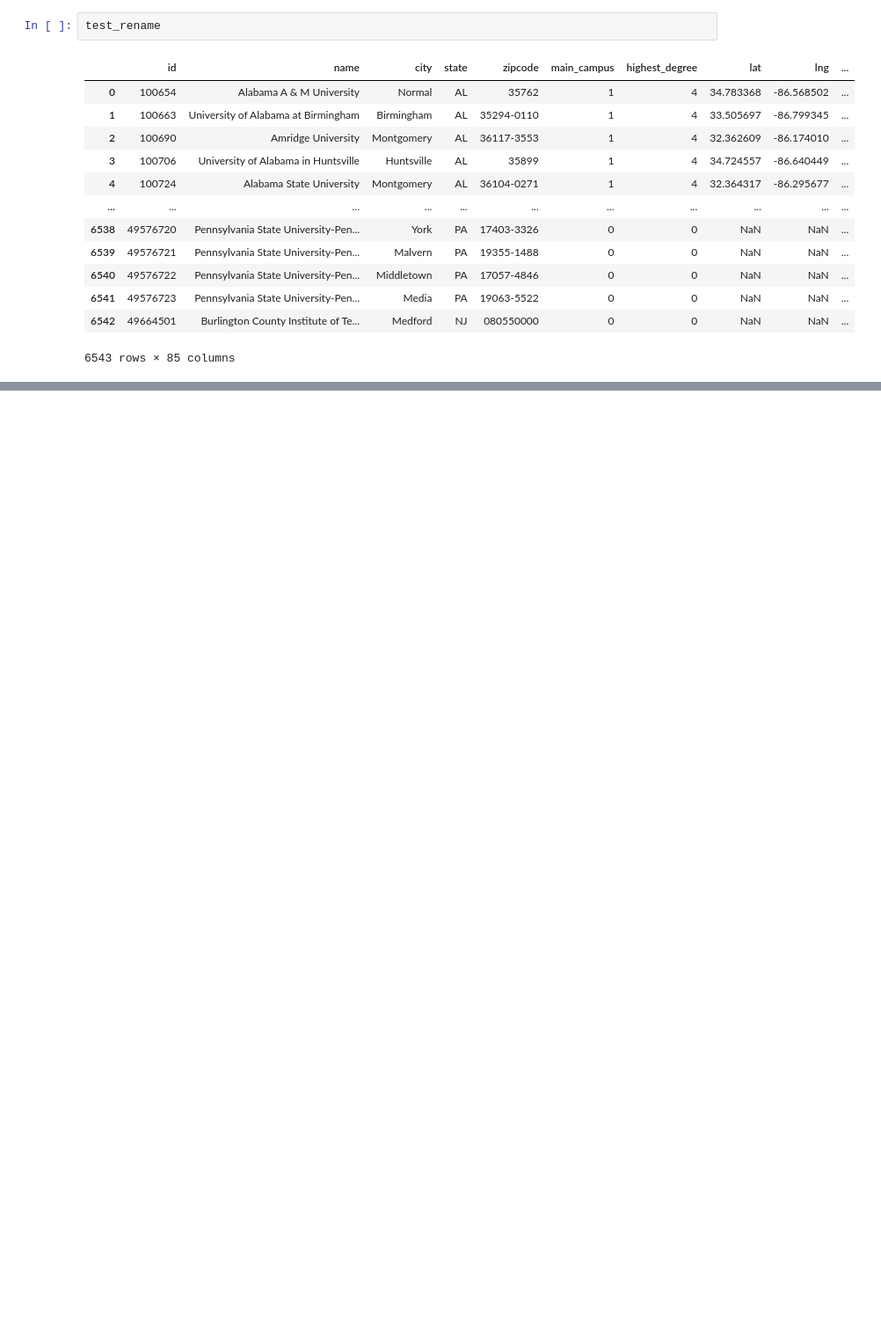
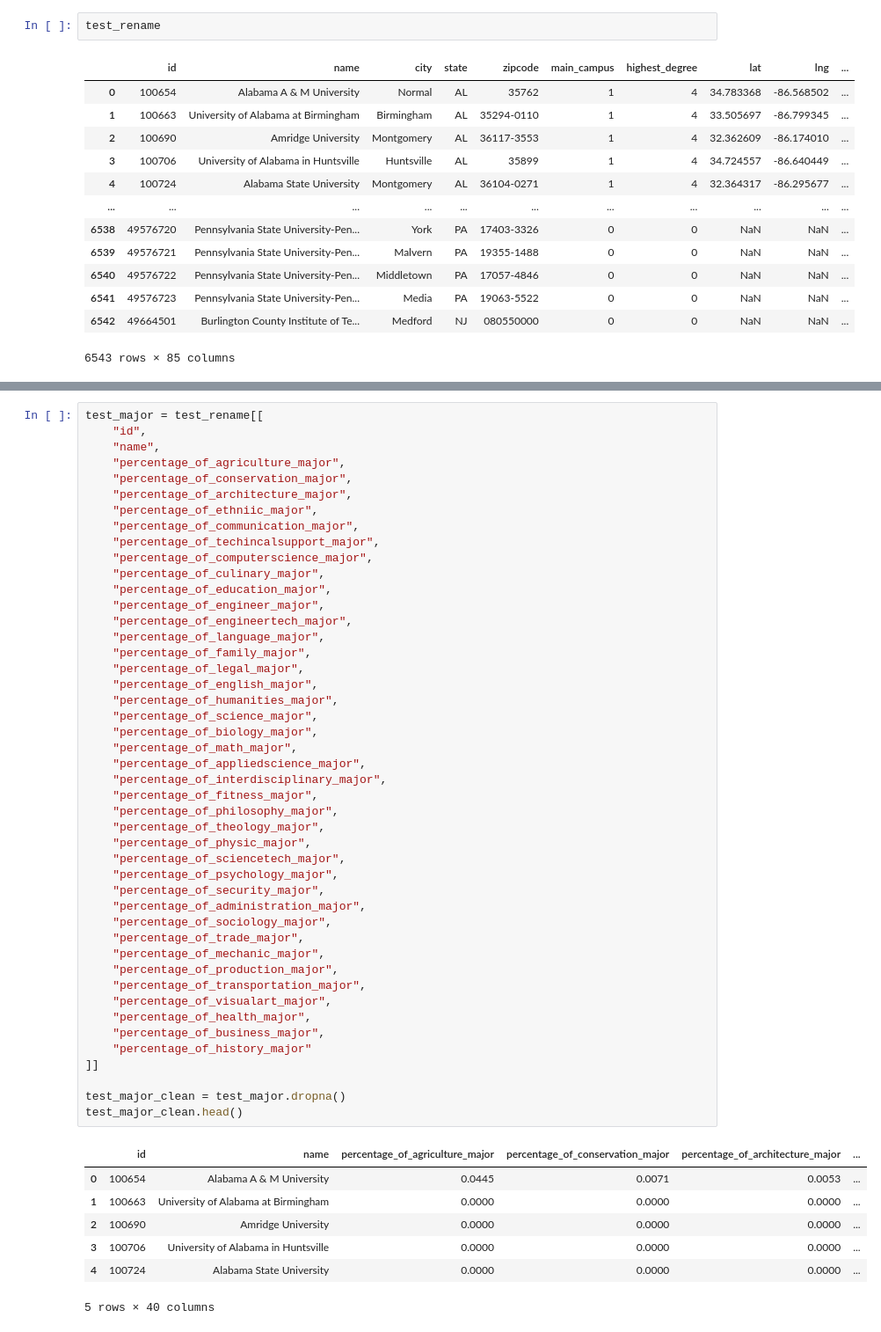
Before and after one commit to Wook22/Education_Institution_Data_Analysis, a Jupyter notebook: test_code.ipynb, the cells around one changed output, grey strips where cells are left out. Shown: that part at 88% size. Cells and saved outputs as stored; diff of their text form; blank space fills up the shorter version.

```diff
--- a/test_code.ipynb
+++ b/test_code.ipynb
@@ -281,0 +376,54 @@ test_rename
+# %%
+test_major = test_rename[[
+    "id",
+    "name",
+    "percentage_of_agriculture_major",
+    "percentage_of_conservation_major",
+    "percentage_of_architecture_major",
+    "percentage_of_ethniic_major",
+    "percentage_of_communication_major",
+    "percentage_of_techincalsupport_major",
+    "percentage_of_computerscience_major",
+    "percentage_of_culinary_major",
+    "percentage_of_education_major",
+    "percentage_of_engineer_major",
+    "percentage_of_engineertech_major",
+    "percentage_of_language_major",
+    "percentage_of_family_major",
+    "percentage_of_legal_major",
+    "percentage_of_english_major",
+    "percentage_of_humanities_major",
+    "percentage_of_science_major",
+    "percentage_of_biology_major",
+    "percentage_of_math_major",
+    "percentage_of_appliedscience_major",
+    "percentage_of_interdisciplinary_major",
+    "percentage_of_fitness_major",
+    "percentage_of_philosophy_major",
+    "percentage_of_theology_major",
+    "percentage_of_physic_major",
+    "percentage_of_sciencetech_major",
+    "percentage_of_psychology_major",
+    "percentage_of_security_major",
+    "percentage_of_administration_major",
+    "percentage_of_sociology_major",
+    "percentage_of_trade_major",
+    "percentage_of_mechanic_major",
+    "percentage_of_production_major",
+    "percentage_of_transportation_major",
+    "percentage_of_visualart_major",
+    "percentage_of_health_major",
+    "percentage_of_business_major",
+    "percentage_of_history_major"
+]]
+
+test_major_clean = test_major.dropna()
+test_major_clean.head()
+# %% [output]
+|  | id | name | percentage_of_agriculture_major | percentage_of_conservation_major | percentage_of_architecture_major | ... |
+| 0 | 100654 | Alabama A & M University | 0.0445 | 0.0071 | 0.0053 | ... |
+| 1 | 100663 | University of Alabama at Birmingham | 0.0000 | 0.0000 | 0.0000 | ... |
+| 2 | 100690 | Amridge University | 0.0000 | 0.0000 | 0.0000 | ... |
+| 3 | 100706 | University of Alabama in Huntsville | 0.0000 | 0.0000 | 0.0000 | ... |
+| 4 | 100724 | Alabama State University | 0.0000 | 0.0000 | 0.0000 | ... |
+5 rows × 40 columns
```
Also changed, not shown: parts of 6 cells of this notebook.
